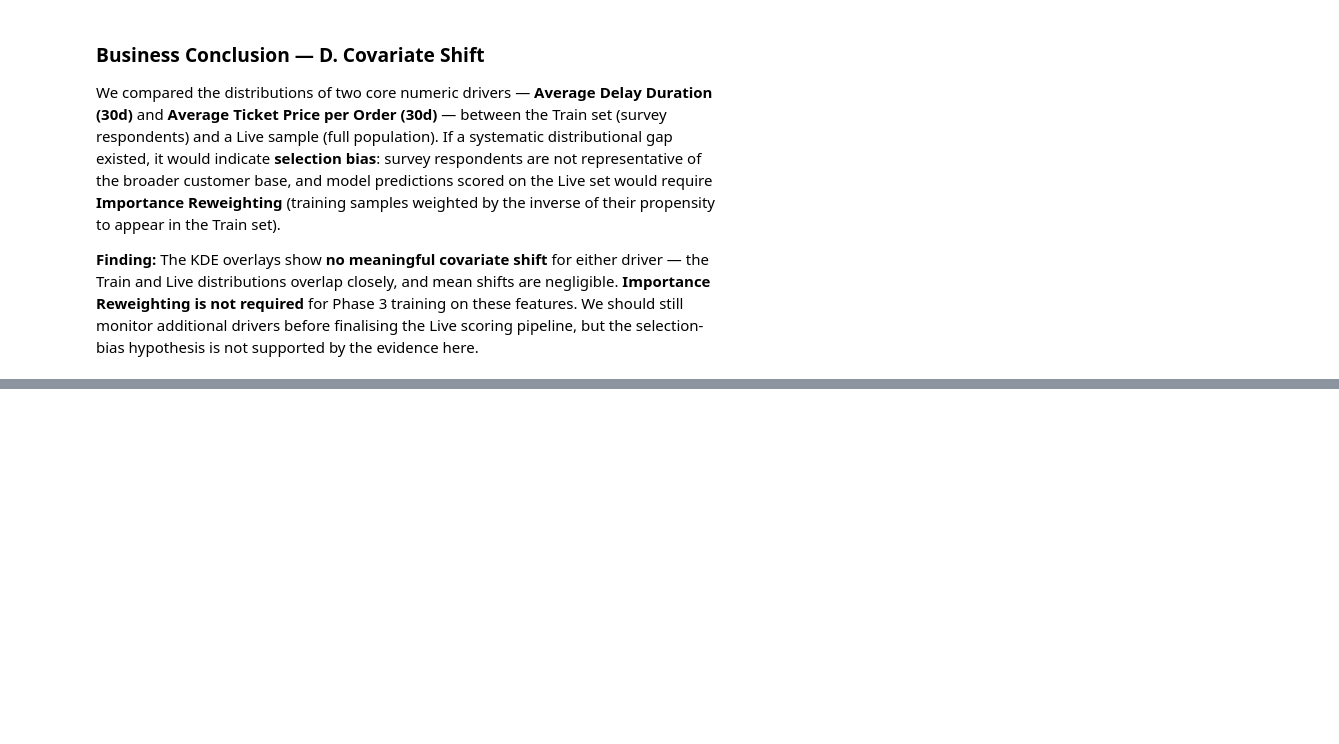
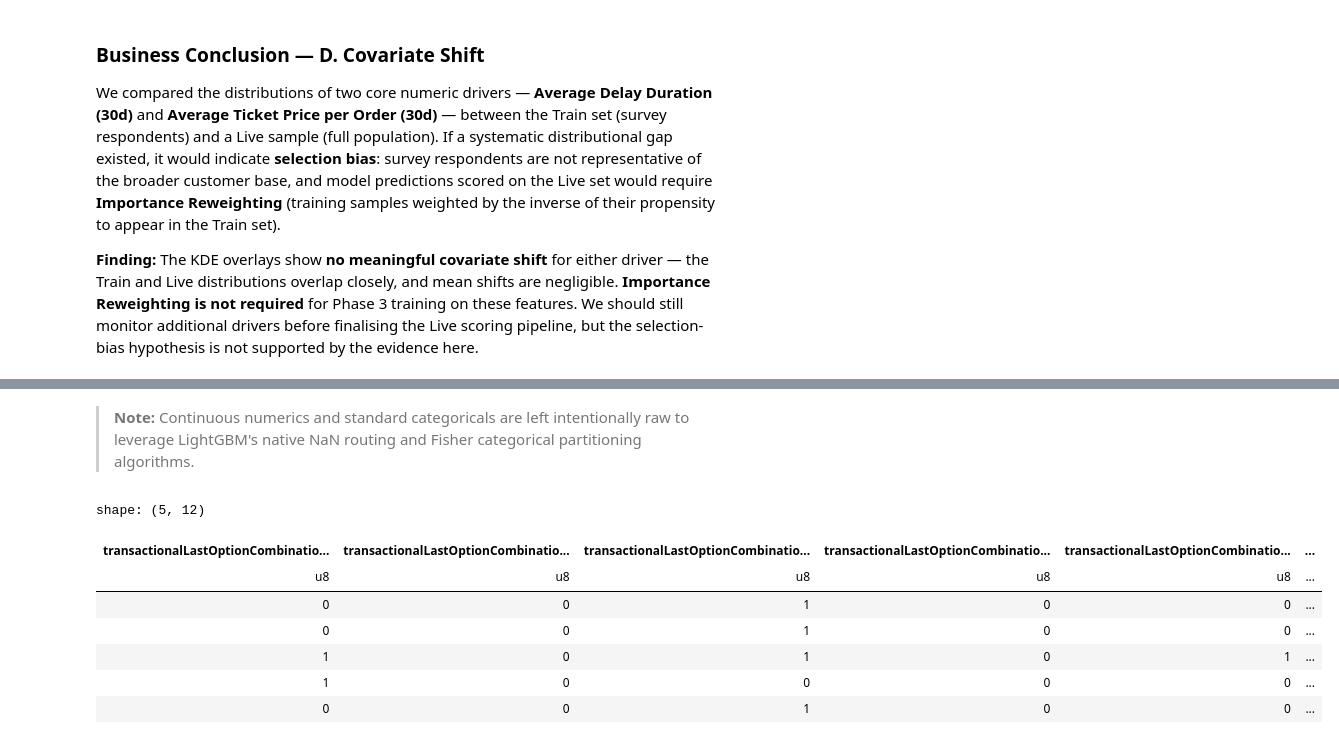
Before and after one commit to med-khalil-jabri/nps-drivers-analytics, a Jupyter notebook: notebooks/01_nps_hybrid_analysis.ipynb, the cells around one changed output, grey strips where cells are left out. Drawn from its saved outputs; the diff is of its cells as text; code cells hidden in the pictures; blank space fills up the shorter version.

Commit message:
Add feature engineering for multi-categorical and correlated drivers in NPS pipeline

```diff
--- a/notebooks/01_nps_hybrid_analysis.ipynb
+++ b/notebooks/01_nps_hybrid_analysis.ipynb
@@ -808,0 +819,26 @@ We compared the distributions of two core numeric drivers — **Average Delay Du
+# %%
+from src.features import MultiCategoricalEncoder
+
+# Programmatically extract multi-categorical columns from the definitions map
+multi_cat_cols: list[str] = [
+    key for key, dtype in definitions_map.items()
+    if dtype == pl.String and key in wide_train.columns
+]
+print(f"Multi-categorical drivers to encode: {len(multi_cat_cols)}")
+for col in multi_cat_cols:
+    print(f"  • {col}")
+
+shape_before = wide_train.shape
+
+encoder = MultiCategoricalEncoder(columns=multi_cat_cols, max_features=5)
+wide_train_fe: pl.DataFrame = encoder.fit_transform(wide_train)
+
+print(f"\nShape before transformation : {shape_before}")
+print(f"Shape after  transformation : {wide_train_fe.shape}")
+print(f"Net column delta            : {wide_train_fe.shape[1] - shape_before[1]:+d}")
+
+print("\nGenerated indicator columns per source driver:")
+for src_col, generated in encoder.output_columns.items():
+    print(f"\n  {src_col}")
+    for new_col in generated:
+        print(f"    → {new_col}")
@@ -808,0 +863,14 @@ We compared the distributions of two core numeric drivers — **Average Delay Du
+# %% [markdown]
+> **Note:** Continuous numerics and standard categoricals are left intentionally raw to leverage LightGBM's native NaN routing and Fisher categorical partitioning algorithms.
+# %%
+preview_cols = [c for cols in encoder.output_columns.values() for c in cols]
+wide_train_fe.select(preview_cols).head(5)
+# %% [output]
+shape: (5, 12)
+| transactionalLastOptionCombinatio... | transactionalLastOptionCombinatio... | transactionalLastOptionCombinatio... | transactionalLastOptionCombinatio... | transactionalLastOptionCombinatio... | ... |
+| u8 | u8 | u8 | u8 | u8 | ... |
+| 0 | 0 | 1 | 0 | 0 | ... |
+| 0 | 0 | 1 | 0 | 0 | ... |
+| 1 | 0 | 1 | 0 | 1 | ... |
+| 1 | 0 | 0 | 0 | 0 | ... |
+| 0 | 0 | 1 | 0 | 0 | ... |
```
Also changed, not shown: parts of 6 cells of this notebook, 1 other file.
